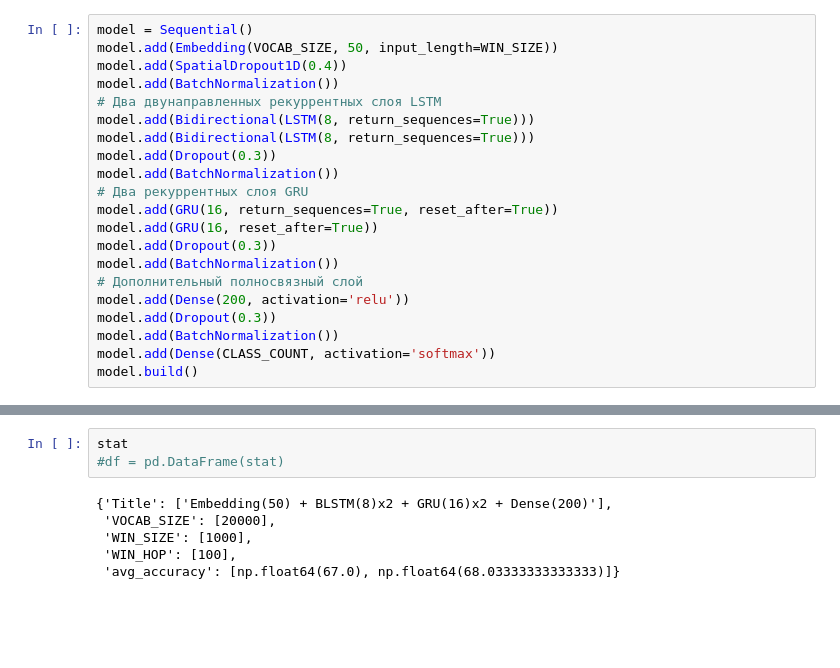
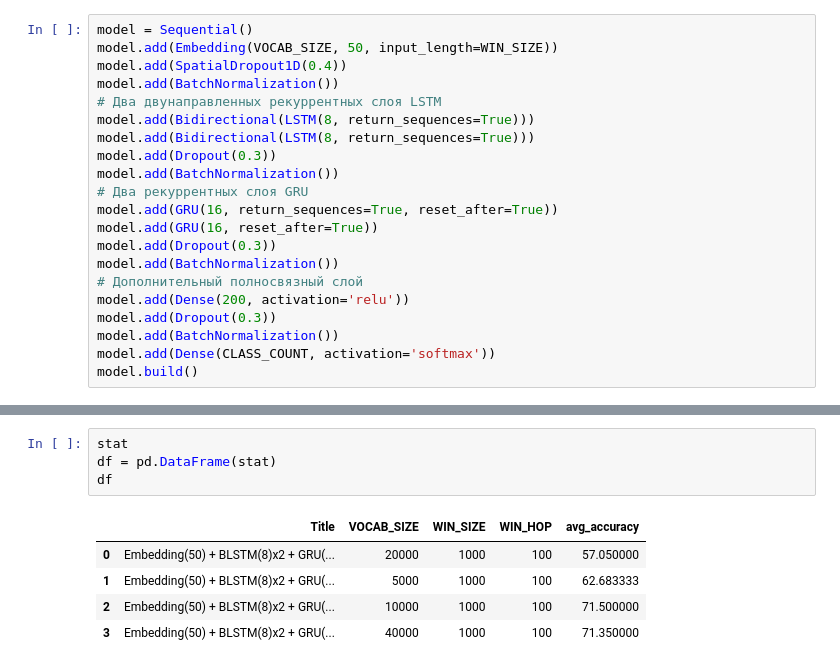
Before and after one commit to kuzovkov/neural-university, a Jupyter notebook: Базовый_блок_|_Рекуррентные_и_одномерные_сверточные_нейронные_сети_|_ДЗ_Lite_|_УИИ.ipynb, the cells around one changed output, grey strips where cells are left out. Saved outputs shown, nothing was run; the diff lists cells and outputs as text; blank space fills up the shorter version.

```diff
--- a/Базовый_блок_|_Рекуррентные_и_одномерные_сверточные_нейронные_сети_|_ДЗ_Lite_|_УИИ.ipynb
+++ b/Базовый_блок_|_Рекуррентные_и_одномерные_сверточные_нейронные_сети_|_ДЗ_Lite_|_УИИ.ipynb
@@ -593,13 +593,14 @@ Epoch 100/100
 ... (22 outputs left out)
 # %%
 stat
-#df = pd.DataFrame(stat)
+df = pd.DataFrame(stat)
+df
 # %% [output]
-{'Title': ['Embedding(50) + BLSTM(8)x2 + GRU(16)x2 + Dense(200)'],
- 'VOCAB_SIZE': [20000],
- 'WIN_SIZE': [1000],
- 'WIN_HOP': [100],
- 'avg_accuracy': [np.float64(67.0), np.float64(68.03333333333333)]}
+|  | Title | VOCAB_SIZE | WIN_SIZE | WIN_HOP | avg_accuracy |
+| 0 | Embedding(50) + BLSTM(8)x2 + GRU(... | 20000 | 1000 | 100 | 57.050000 |
+| 1 | Embedding(50) + BLSTM(8)x2 + GRU(... | 5000 | 1000 | 100 | 62.683333 |
+| 2 | Embedding(50) + BLSTM(8)x2 + GRU(... | 10000 | 1000 | 100 | 71.500000 |
+| 3 | Embedding(50) + BLSTM(8)x2 + GRU(... | 40000 | 1000 | 100 | 71.350000 |
 # %%
 VOCAB_SIZE = 20000                        # Объем словаря для токенизатора
 for WIN_SIZE,WIN_HOP in ((500, 50), (2000, 200)):
```
Also changed, not shown: parts of 3 cells of this notebook.
